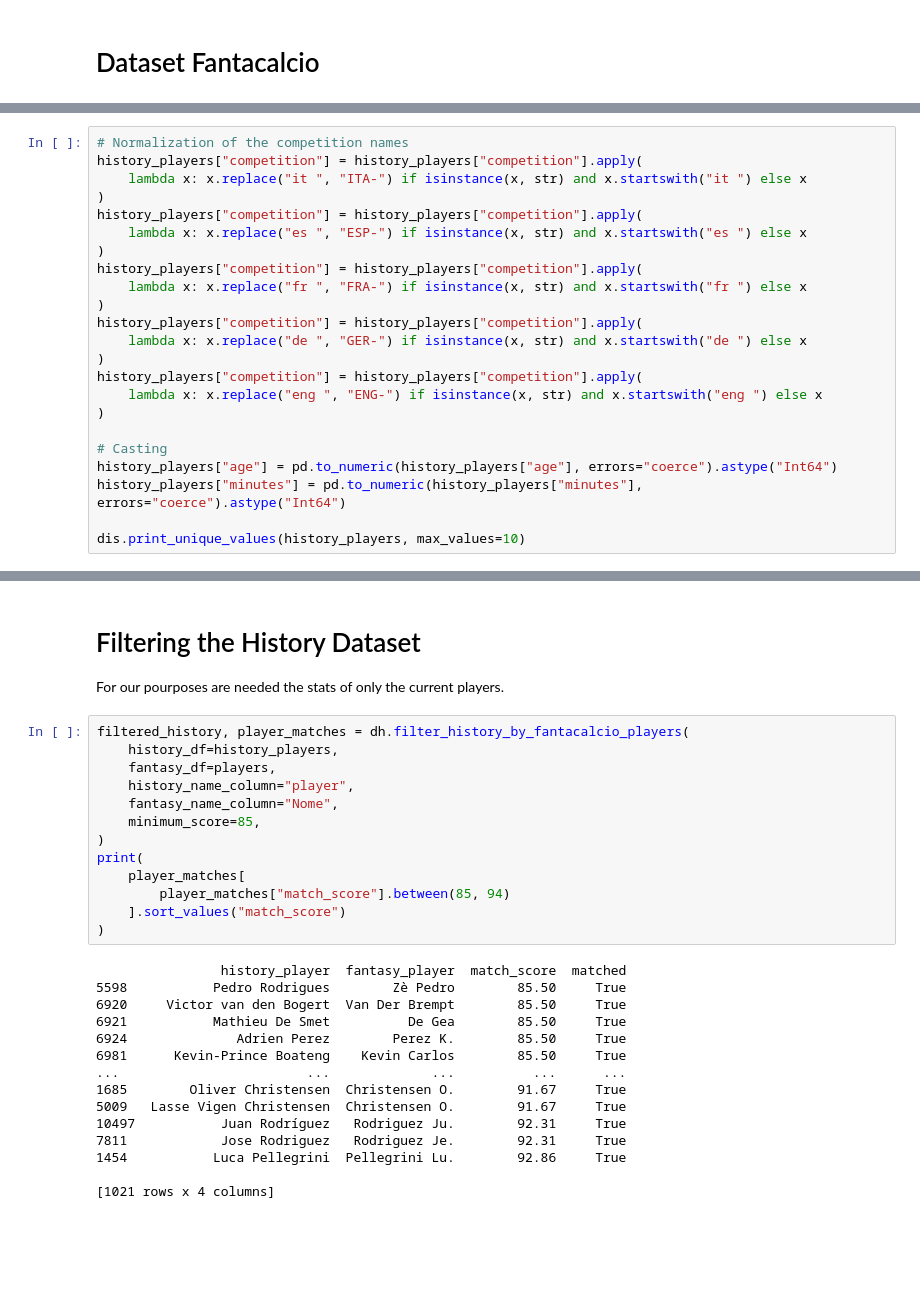
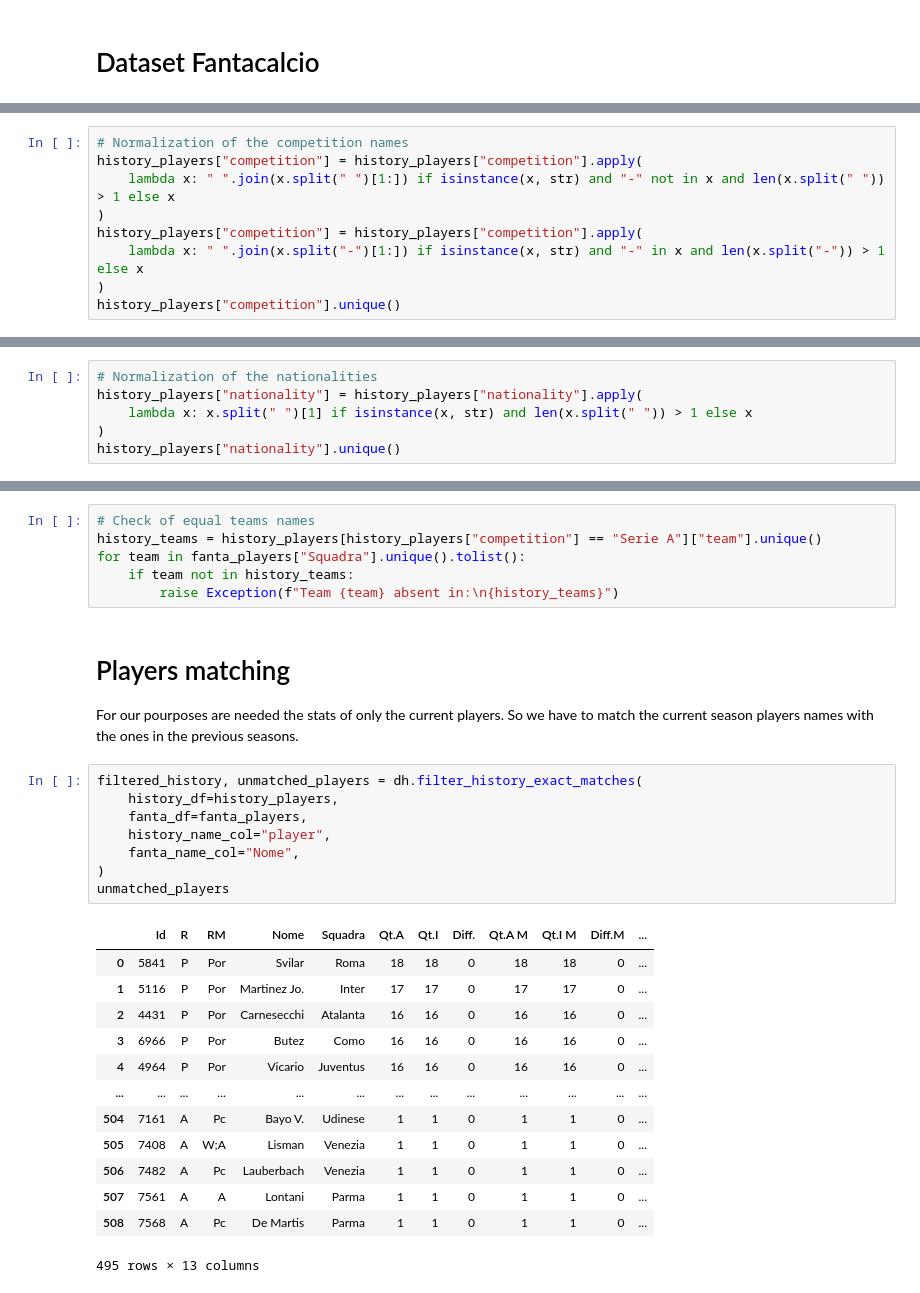
Before and after one commit to GianlucaPanzani/FantacalcioApp26-27, a Jupyter notebook: preprocessing.ipynb, the cells around one changed output, grey strips where cells are left out. Cells and saved outputs as stored; diff of their text form; blank space fills up the shorter version.

Commit message:
GUI Fantacalcio

```diff
--- a/preprocessing.ipynb
+++ b/preprocessing.ipynb
@@ -69,24 +107,10 @@ players.head(10)
 # %%
 # Normalization of the competition names
 history_players["competition"] = history_players["competition"].apply(
-    lambda x: x.replace("it ", "ITA-") if isinstance(x, str) and x.startswith("it ") else x
+    lambda x: " ".join(x.split(" ")[1:]) if isinstance(x, str) and "-" not in x and len(x.split(" ")) > 1 else x
 )
 history_players["competition"] = history_players["competition"].apply(
-    lambda x: x.replace("es ", "ESP-") if isinstance(x, str) and x.startswith("es ") else x
+    lambda x: " ".join(x.split("-")[1:]) if isinstance(x, str) and "-" in x and len(x.split("-")) > 1 else x
 )
-history_players["competition"] = history_players["competition"].apply(
-    lambda x: x.replace("fr ", "FRA-") if isinstance(x, str) and x.startswith("fr ") else x
-)
-history_players["competition"] = history_players["competition"].apply(
-    lambda x: x.replace("de ", "GER-") if isinstance(x, str) and x.startswith("de ") else x
-)
-history_players["competition"] = history_players["competition"].apply(
-    lambda x: x.replace("eng ", "ENG-") if isinstance(x, str) and x.startswith("eng ") else x
-)
-
-# Casting
-history_players["age"] = pd.to_numeric(history_players["age"], errors="coerce").astype("Int64")
-history_players["minutes"] = pd.to_numeric(history_players["minutes"], errors="coerce").astype("Int64")
-
-dis.print_unique_values(history_players, max_values=10)
+history_players["competition"].unique()
 # %% [output]
@@ -109,0 +120,6 @@ Type: object | Unique: 9 | Missing: 0
+# %%
+# Normalization of the nationalities
+history_players["nationality"] = history_players["nationality"].apply(
+    lambda x: x.split(" ")[1] if isinstance(x, str) and len(x.split(" ")) > 1 else x
+)
+history_players["nationality"].unique()
@@ -110,31 +144,31 @@ Type: object | Unique: 9 | Missing: 0
+# %%
+# Check of equal teams names
+history_teams = history_players[history_players["competition"] == "Serie A"]["team"].unique()
+for team in fanta_players["Squadra"].unique().tolist():
+    if team not in history_teams:
+        raise Exception(f"Team {team} absent in:\n{history_teams}")
 # %% [markdown]
-# Filtering the History Dataset
-For our pourposes are needed the stats of only the current players.
+# Players matching
+For our pourposes are needed the stats of only the current players. So we have to match the current season players names with the ones in the previous seasons.
 # %%
-filtered_history, player_matches = dh.filter_history_by_fantacalcio_players(
+filtered_history, unmatched_players = dh.filter_history_exact_matches(
     history_df=history_players,
-    fantasy_df=players,
-    history_name_column="player",
-    fantasy_name_column="Nome",
-    minimum_score=85,
+    fanta_df=fanta_players,
+    history_name_col="player",
+    fanta_name_col="Nome",
 )
-print(
-    player_matches[
-        player_matches["match_score"].between(85, 94)
-    ].sort_values("match_score")
-)
+unmatched_players
 # %% [output]
+|  | Id | R | RM | Nome | Squadra | Qt.A | Qt.I | Diff. | Qt.A M | Qt.I M | Diff.M | ... |
+| 0 | 5841 | P | Por | Svilar | Roma | 18 | 18 | 0 | 18 | 18 | 0 | ... |
+| 1 | 5116 | P | Por | Martinez Jo. | Inter | 17 | 17 | 0 | 17 | 17 | 0 | ... |
+| 2 | 4431 | P | Por | Carnesecchi | Atalanta | 16 | 16 | 0 | 16 | 16 | 0 | ... |
+| 3 | 6966 | P | Por | Butez | Como | 16 | 16 | 0 | 16 | 16 | 0 | ... |
+| 4 | 4964 | P | Por | Vicario | Juventus | 16 | 16 | 0 | 16 | 16 | 0 | ... |
+| ... | ... | ... | ... | ... | ... | ... | ... | ... | ... | ... | ... | ... |
+| 504 | 7161 | A | Pc | Bayo V. | Udinese | 1 | 1 | 0 | 1 | 1 | 0 | ... |
+| 505 | 7408 | A | W;A | Lisman | Venezia | 1 | 1 | 0 | 1 | 1 | 0 | ... |
+| 506 | 7482 | A | Pc | Lauberbach | Venezia | 1 | 1 | 0 | 1 | 1 | 0 | ... |
+| 507 | 7561 | A | A | Lontani | Parma | 1 | 1 | 0 | 1 | 1 | 0 | ... |
+| 508 | 7568 | A | Pc | De Martis | Parma | 1 | 1 | 0 | 1 | 1 | 0 | ... |
-                history_player  fantasy_player  match_score  matched
-5598           Pedro Rodrigues        Zè Pedro        85.50     True
-6920     Victor van den Bogert  Van Der Brempt        85.50     True
-6921           Mathieu De Smet          De Gea        85.50     True
-6924              Adrien Perez        Perez K.        85.50     True
-6981      Kevin-Prince Boateng    Kevin Carlos        85.50     True
-...                        ...             ...          ...      ...
-1685        Oliver Christensen  Christensen O.        91.67     True
-5009   Lasse Vigen Christensen  Christensen O.        91.67     True
-10497           Juan Rodríguez   Rodriguez Ju.        92.31     True
-7811            Jose Rodriguez   Rodriguez Je.        92.31     True
-1454           Luca Pellegrini  Pellegrini Lu.        92.86     True
-
-[1021 rows x 4 columns]
+495 rows × 13 columns
```
Also changed, not shown: parts of 16 cells of this notebook, 12 other files.
